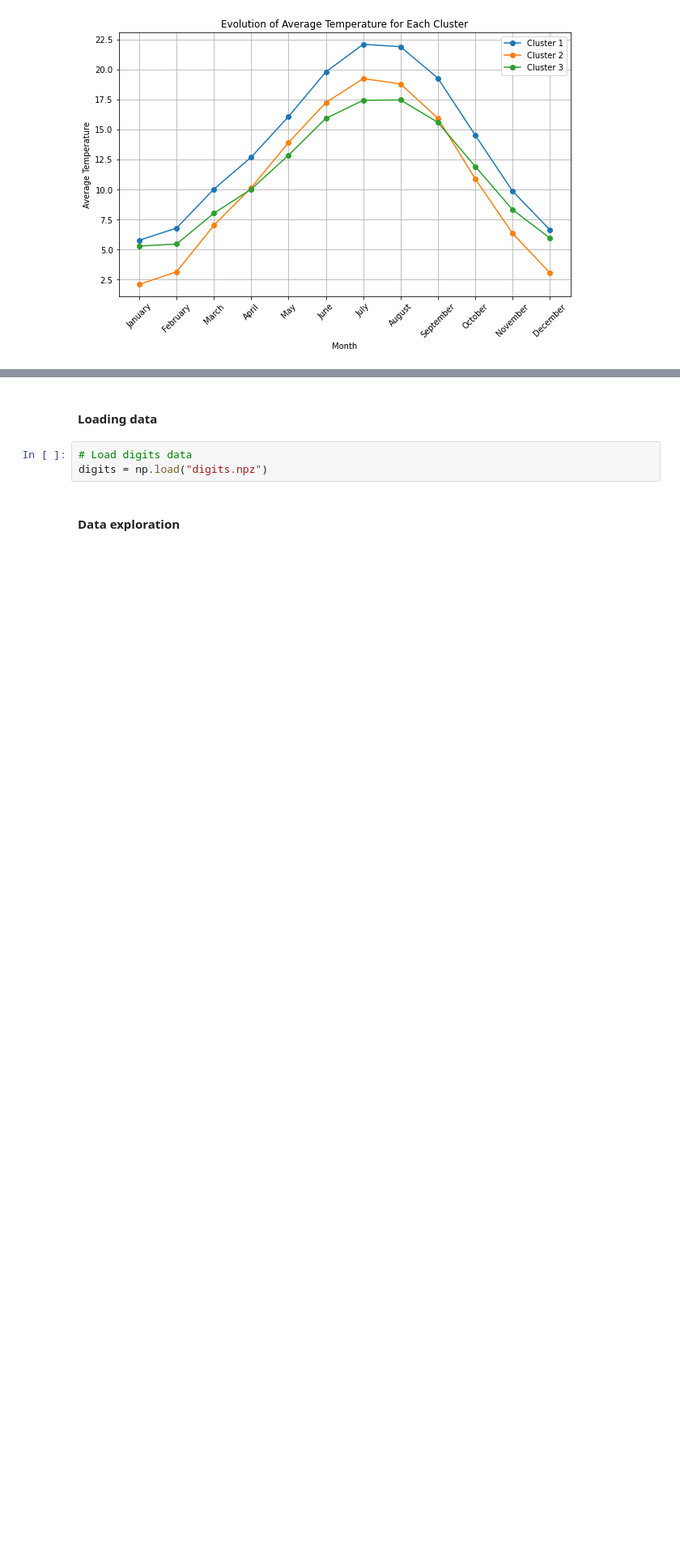
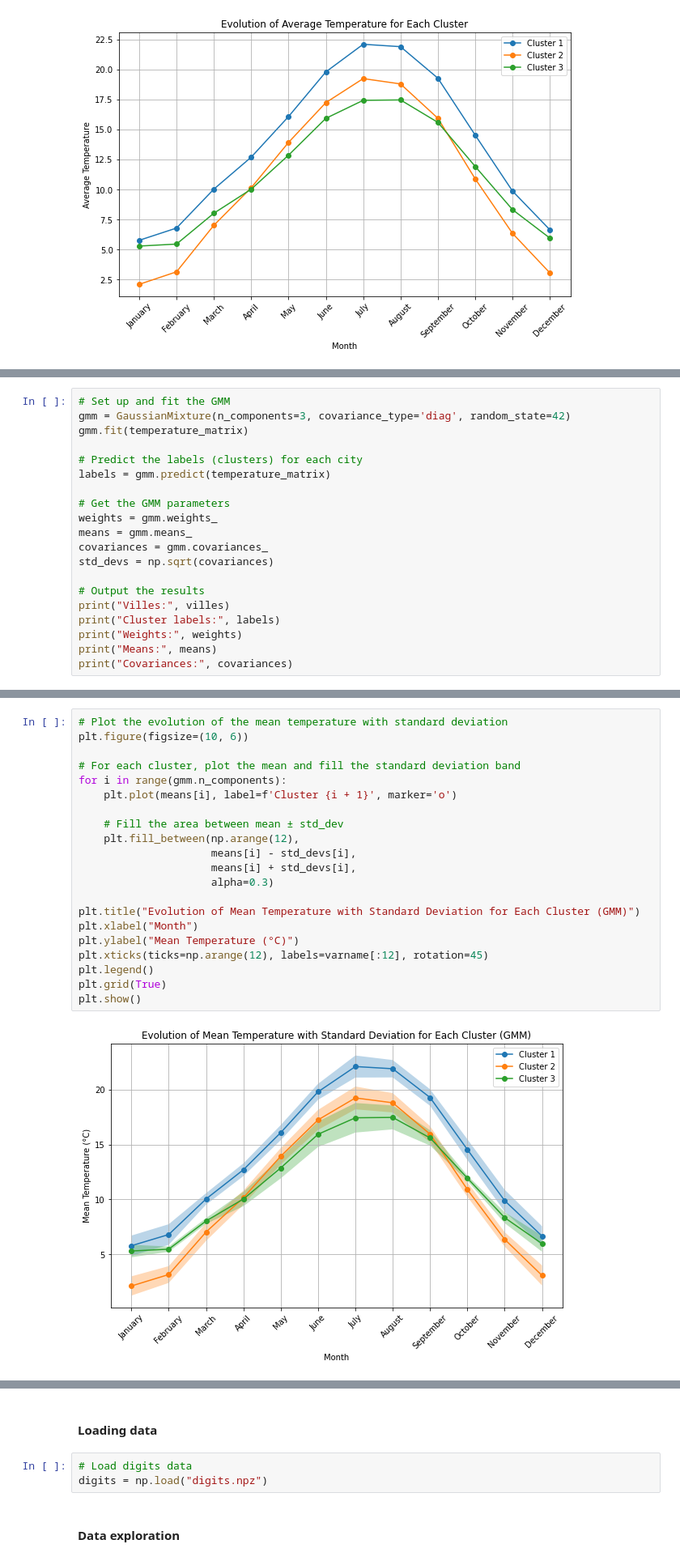
Before and after one commit to YessineMkaouar/Practical-Machine-Learning, a Jupyter notebook: temp.ipynb, the cells around one changed output, grey strips where cells are left out. Shown at 81% size. Saved outputs shown, nothing was run; the diff lists cells and outputs as text; blank space fills up the shorter version.

```diff
--- a/temp.ipynb
+++ b/temp.ipynb
@@ -282,0 +397,20 @@ plt.show()
+# %%
+# Set up and fit the GMM
+gmm = GaussianMixture(n_components=3, covariance_type='diag', random_state=42)
+gmm.fit(temperature_matrix)
+
+# Predict the labels (clusters) for each city
+labels = gmm.predict(temperature_matrix)
+
+# Get the GMM parameters
+weights = gmm.weights_
+means = gmm.means_
+covariances = gmm.covariances_
+std_devs = np.sqrt(covariances)
+
+# Output the results
+print("Villes:", villes)
+print("Cluster labels:", labels)
+print("Weights:", weights)
+print("Means:", means)
+print("Covariances:", covariances)
@@ -282,0 +435,23 @@ plt.show()
+# %%
+# Plot the evolution of the mean temperature with standard deviation
+plt.figure(figsize=(10, 6))
+
+# For each cluster, plot the mean and fill the standard deviation band
+for i in range(gmm.n_components):
+    plt.plot(means[i], label=f'Cluster {i + 1}', marker='o')
+
+    # Fill the area between mean ± std_dev
+    plt.fill_between(np.arange(12),
+                     means[i] - std_devs[i],
+                     means[i] + std_devs[i],
+                     alpha=0.3)
+
+plt.title("Evolution of Mean Temperature with Standard Deviation for Each Cluster (GMM)")
+plt.xlabel("Month")
+plt.ylabel("Mean Temperature (°C)")
+plt.xticks(ticks=np.arange(12), labels=varname[:12], rotation=45)
+plt.legend()
+plt.grid(True)
+plt.show()
+# %% [output]
+[figure, added]
```
Also changed, not shown: parts of 23 cells of this notebook.
